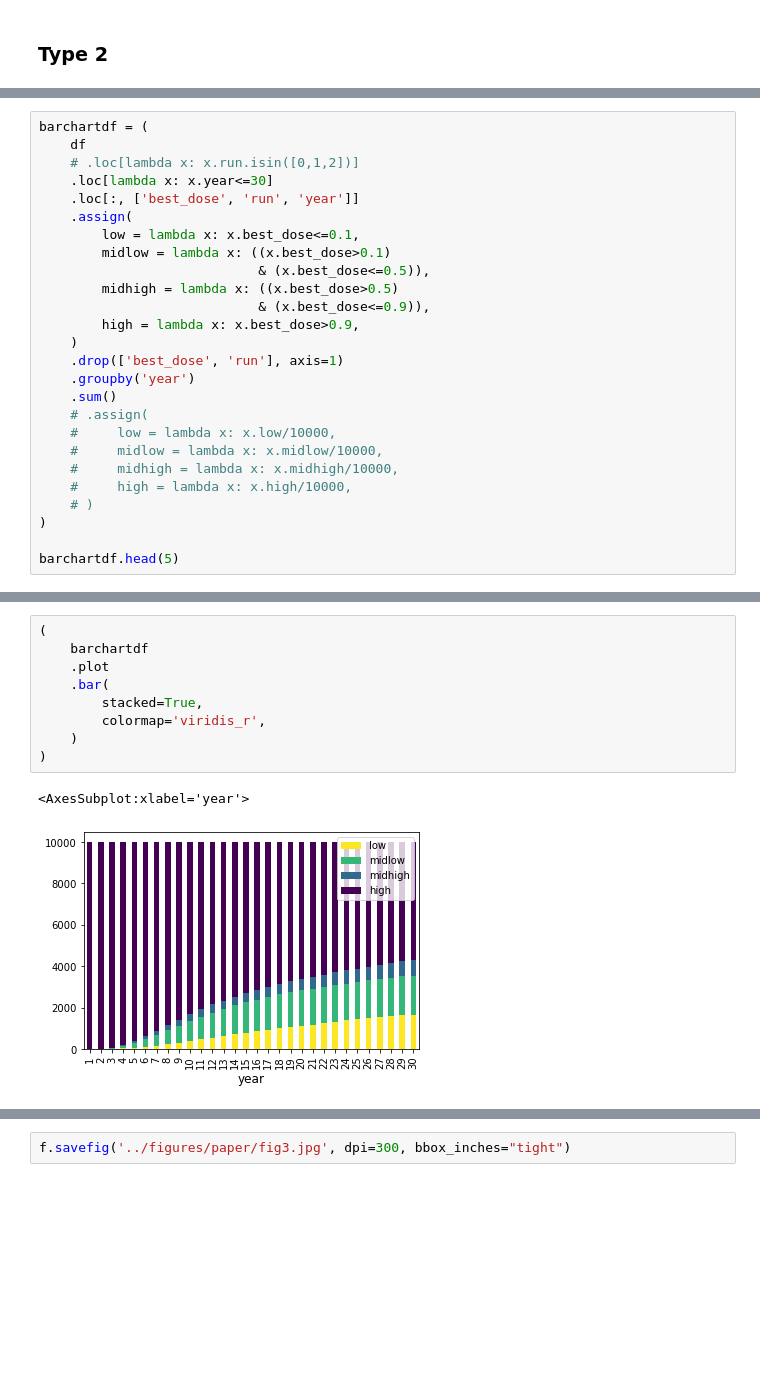
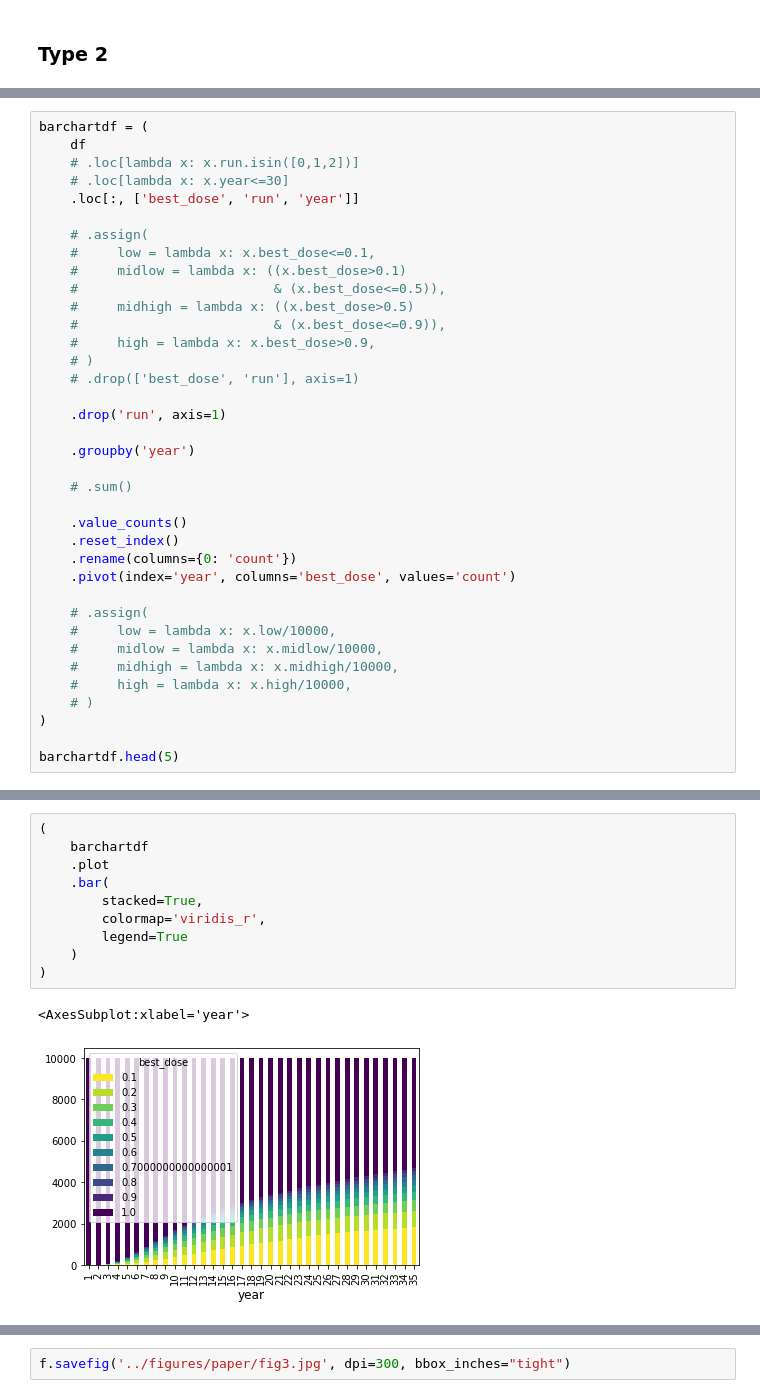
Before and after one commit to nt409/quant-res-doses, a Jupyter notebook: notebooks/103_fig3.ipynb, the cells around one changed output, grey strips where cells are left out. Drawn from its saved outputs; the diff is of its cells as text; blank space fills up the shorter version.

```diff
--- a/notebooks/103_fig3.ipynb
+++ b/notebooks/103_fig3.ipynb
@@ -115,19 +137,30 @@ ax.legend(loc='lower left')
 barchartdf = (
     df
     # .loc[lambda x: x.run.isin([0,1,2])]
-    .loc[lambda x: x.year<=30]
+    # .loc[lambda x: x.year<=30]
     .loc[:, ['best_dose', 'run', 'year']]
-    .assign(
-        low = lambda x: x.best_dose<=0.1,
-        midlow = lambda x: ((x.best_dose>0.1)
-                            & (x.best_dose<=0.5)),
-        midhigh = lambda x: ((x.best_dose>0.5)
-                            & (x.best_dose<=0.9)),
-        high = lambda x: x.best_dose>0.9,
-    )
-    .drop(['best_dose', 'run'], axis=1)
+
+    # .assign(
+    #     low = lambda x: x.best_dose<=0.1,
+    #     midlow = lambda x: ((x.best_dose>0.1)
+    #                         & (x.best_dose<=0.5)),
+    #     midhigh = lambda x: ((x.best_dose>0.5)
+    #                         & (x.best_dose<=0.9)),
+    #     high = lambda x: x.best_dose>0.9,
+    # )
+    # .drop(['best_dose', 'run'], axis=1)
+
+    .drop('run', axis=1)
+
     .groupby('year')
-    .sum()
+
+    # .sum()
+
+    .value_counts()
+    .reset_index()
+    .rename(columns={0: 'count'})
+    .pivot(index='year', columns='best_dose', values='count')
+
     # .assign(
     #     low = lambda x: x.low/10000,
     #     midlow = lambda x: x.midlow/10000,
@@ -148,12 +181,13 @@ barchartdf.head(5)
 # %%
 (
     barchartdf
     .plot
     .bar(
         stacked=True,
         colormap='viridis_r',
+        legend=True
     )
 )
 # %% [output]
 <AxesSubplot:xlabel='year'>
-[figure, old version]
+[figure, new version]
```
Also changed, not shown: parts of 19 cells of this notebook, 10 other files.
